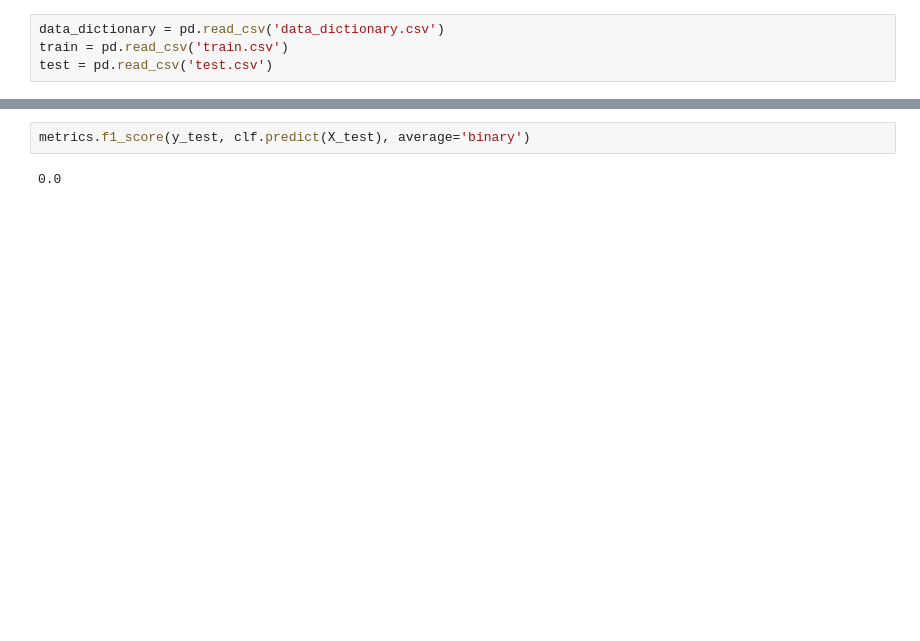
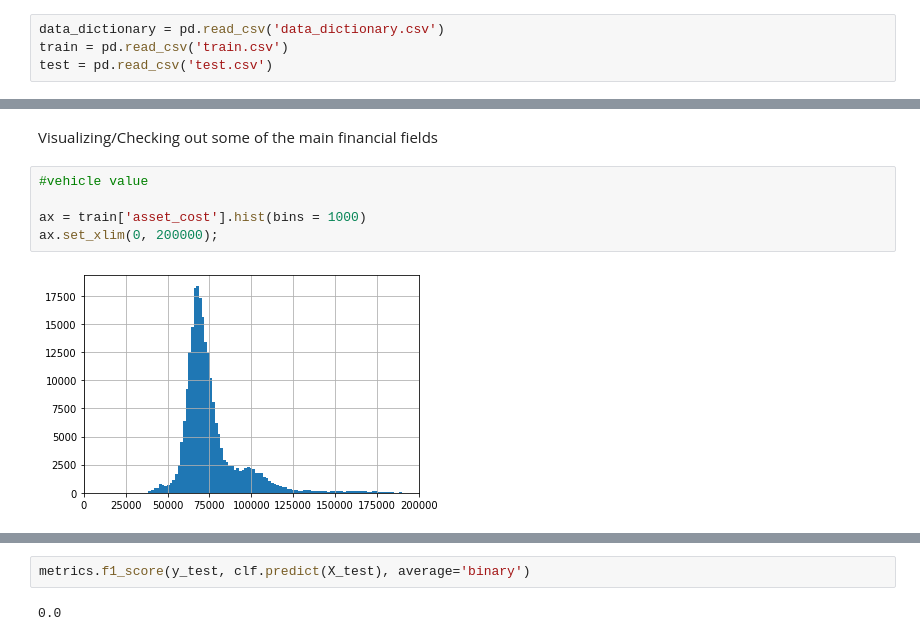
Before and after one commit to AIduate/Vehicle-Loan-Default-Prediction, a Jupyter notebook: Vehicle Loan Default Prediction.ipynb, the cells around one changed output, grey strips where cells are left out. Saved outputs shown, nothing was run; the diff lists cells and outputs as text; blank space fills up the shorter version.

```diff
--- a/Vehicle Loan Default Prediction.ipynb
+++ b/Vehicle Loan Default Prediction.ipynb
@@ -121,0 +76,9 @@ X_train, X_test, y_train, y_test = train_test_split(X, y, test_size=0.20, random
+# %% [markdown]
+Visualizing/Checking out some of the main financial fields
+# %%
+#vehicle value
+
+ax = train['asset_cost'].hist(bins = 1000)
+ax.set_xlim(0, 200000);
+# %% [output]
+[figure, added]
```
Also changed, not shown: parts of 92 cells of this notebook.
